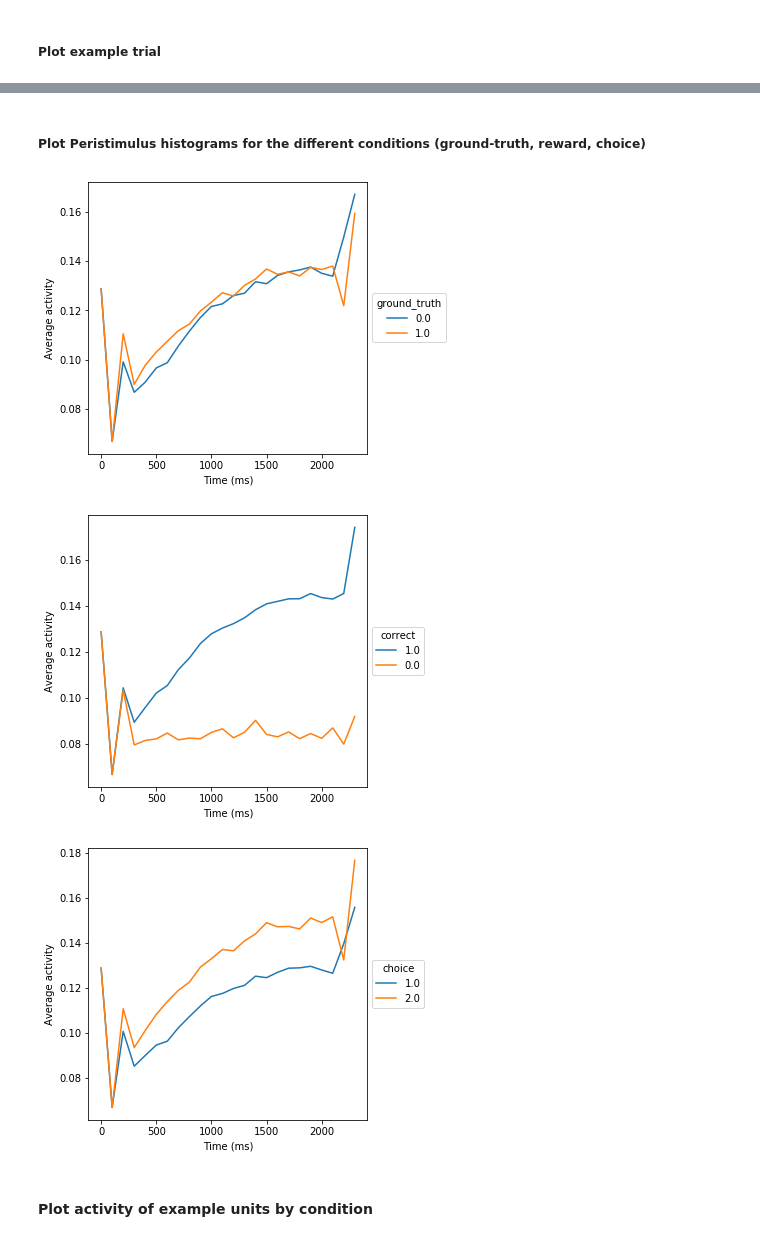
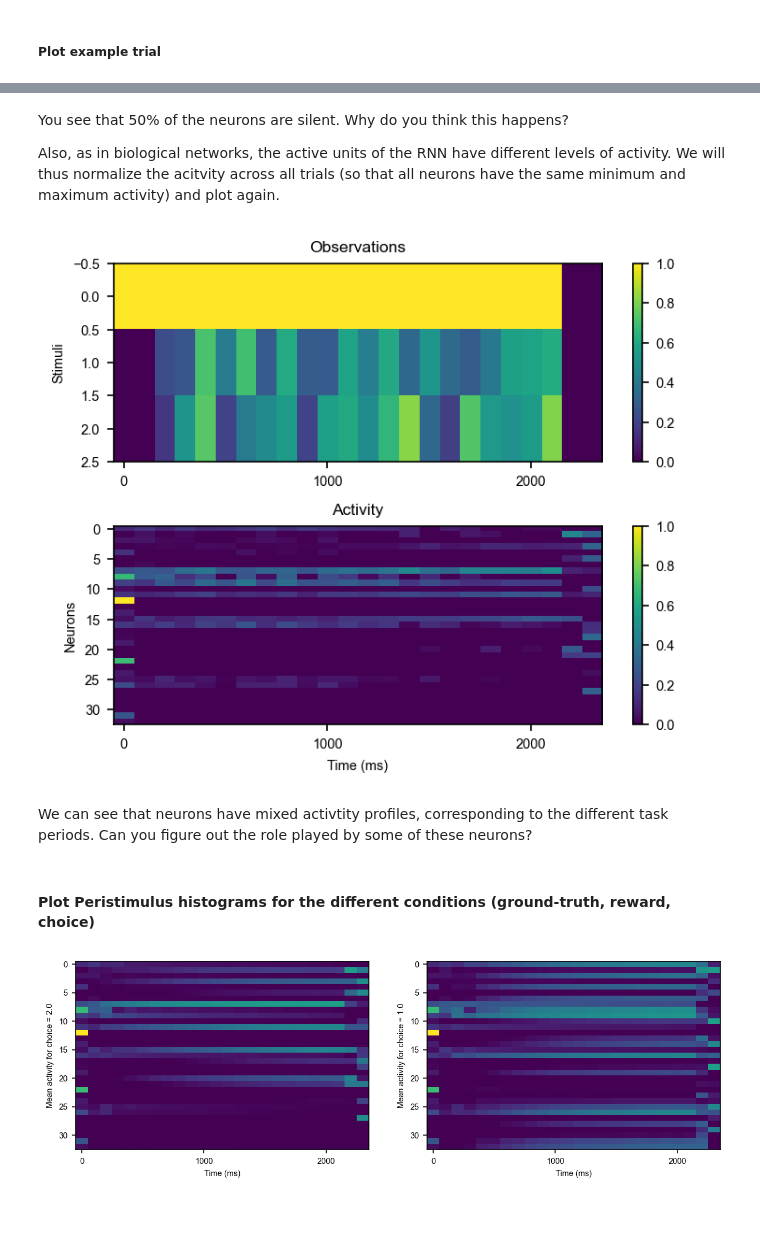
Before and after one commit to bambschool/BAMB2023, a Jupyter notebook: 4-recurrent_neural_networks/tutorial_4_RNNs-solutions.ipynb, the cells around one changed output, grey strips where cells are left out. Saved outputs shown, nothing was run; the diff lists cells and outputs as text; code cells hidden in the pictures; blank space fills up the shorter version.

```diff
--- a/4-recurrent_neural_networks/tutorial_4_RNNs-solutions.ipynb
+++ b/4-recurrent_neural_networks/tutorial_4_RNNs-solutions.ipynb
@@ -286,0 +140,3 @@ Max: 6.7147503, Min: 0.0, Mean: 0.12108722, Std: 0.3906332
+# %%
+# Plot several trials of the task with a random agent
+f = plotting.plot_env(envid, fig_kwargs={'figsize': (6, 6), 'dpi':150})
@@ -286,0 +313,4 @@ Max: 6.7147503, Min: 0.0, Mean: 0.12108722, Std: 0.3906332
+# %%
+# load configuration file - we might have run the training on the cloud and might now open the results locally
+with open(get_modelpath(envid) / 'config.json') as f:
+    config = json.load(f)
@@ -326,0 +445,7 @@ analysis_average_activity(activity, config)
+# %%
+silent_idx = np.where(activity.sum(axis=(0, 1))==0)[0]
+
+print('fraction of silent neurons:', len(silent_idx)/activity.shape[-1])
+# remove silent neurons
+clean_activity = activity[:,:,np.delete(np.arange(activity.shape[-1]), silent_idx)]
+plot_activity(activity=clean_activity, obs=obs, config=config, trial=0)
@@ -327,24 +455,40 @@ analysis_average_activity(activity, config)
+# %% [markdown]
+ You see that 50% of the neurons are silent. Why do you think this happens?
+
+ Also, as in biological networks, the active units of the RNN have different levels of activity. We will thus normalize the acitvity across all trials (so that all neurons have the same minimum and maximum activity) and plot again.
+# %%
+# min_max scaling
+minmax_activity = np.array([neuron-neuron.min() for neuron in clean_activity.transpose(2,0,1)]).transpose(1,2,0)
+minmax_activity = np.array([neuron/neuron.max() for neuron in minmax_activity.transpose(2,0,1)]).transpose(1,2,0)
+
+plot_activity(activity=minmax_activity, obs=obs, config=config, trial=0)
+# %% [output]
+[figure, added]
+# %% [markdown]
+We can see that neurons have mixed activtity profiles, corresponding to the different task periods. Can you figure out the role played by some of these neurons?
 # %% [markdown]
-##### Plot Peristimulus histograms for the different conditions (ground-truth, reward, choice)
+#### Plot Peristimulus histograms for the different conditions (ground-truth, reward, choice)
 # %%
-def analysis_activity_by_condition(activity, info, config):
-    conditions = get_conditions(info)
+def analysis_activity_by_condition(activity, info, config, conditions=['choice']):
+    """
+    Plot single neuron activity by condition.
+    """
     for condition in conditions:
         values = pd.unique(info[condition])
-        f, ax = plt.subplots(figsize=(5, 5))
+        f, ax = plt.subplots(figsize=(10, 3), ncols=len(values), sharex=True, dpi=150)
         t_plot = np.arange(activity.shape[1]) * config['dt']
-        for value in values:
+        for i_v, value in enumerate(values):
             # INSTRUCTION 13: plot the average activity across neurons and trials for each condition
             a = activity[info[condition] == value]
-            ax.plot(t_plot, a.mean(axis=0).mean(axis=-1), label=str(value))
-        ax.set_xlabel('Time (ms)')
-        ax.set_ylabel('Average activity')
-        plt.legend(title=condition, loc='center left', bbox_to_anchor=(1.0, 0.5))
+            ax[i_v].imshow(a.mean(axis=0).T, aspect='auto', cmap='viridis')
+            ax[i_v].set_xlabel('Time (ms)')
+            ax[i_v].set_ylabel('Mean activity for ' + condition + ' = ' + str(value))
+            # change the xticks to show time in ms
+            ax[1].set_xticks(np.arange(0, activity.shape[1], 10))
+            ax[1].set_xticklabels(t_plot[::10])
 
-analysis_activity_by_condition(activity, info, config)
+        # plt.legend(title=condition, loc='center left', bbox_to_anchor=(1.0, 0.5))
+
+analysis_activity_by_condition(minmax_activity, info, config, conditions=['choice']) # other conditions: correct, ground_truth
 # %% [output]
-[figure, old version]
+[figure, new version]
-[figure, removed]
-[figure, removed]
-# %% [markdown]
-#### Plot activity of example units by condition
```
Also changed, not shown: parts of 87 cells of this notebook.
